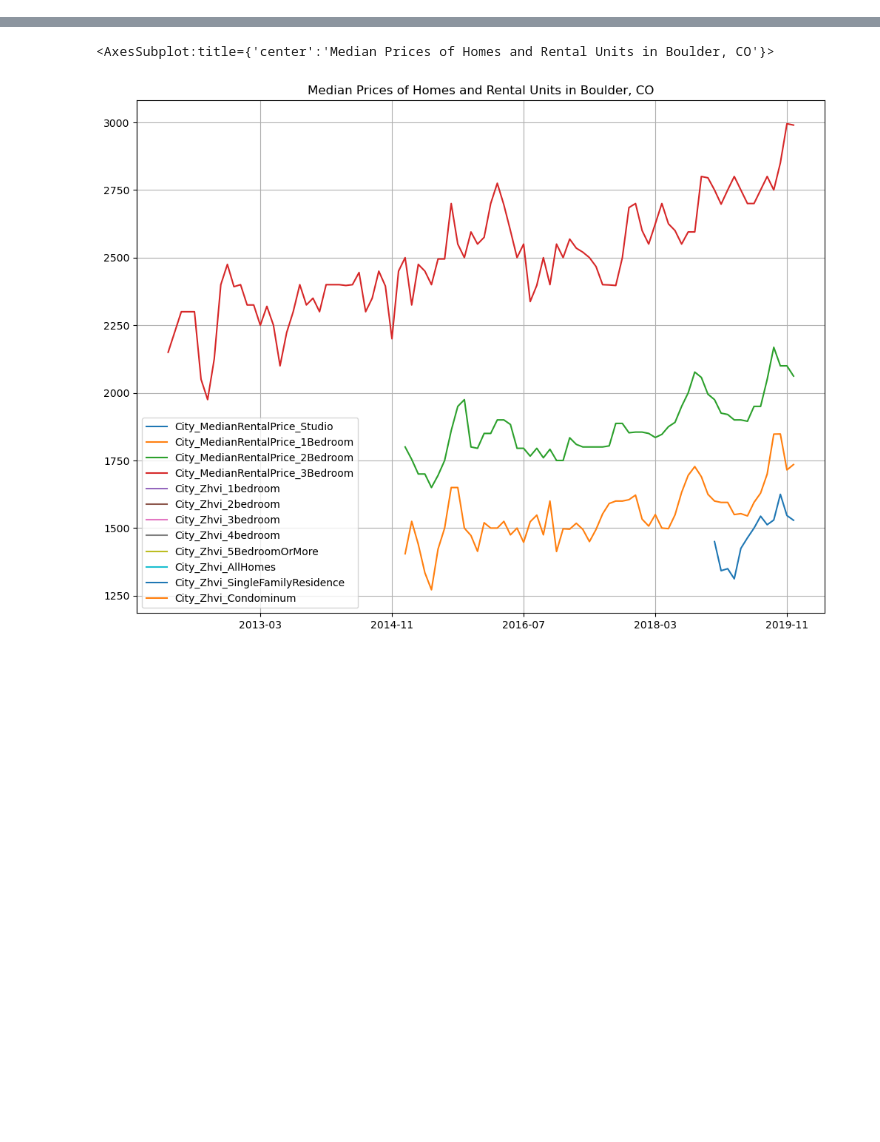
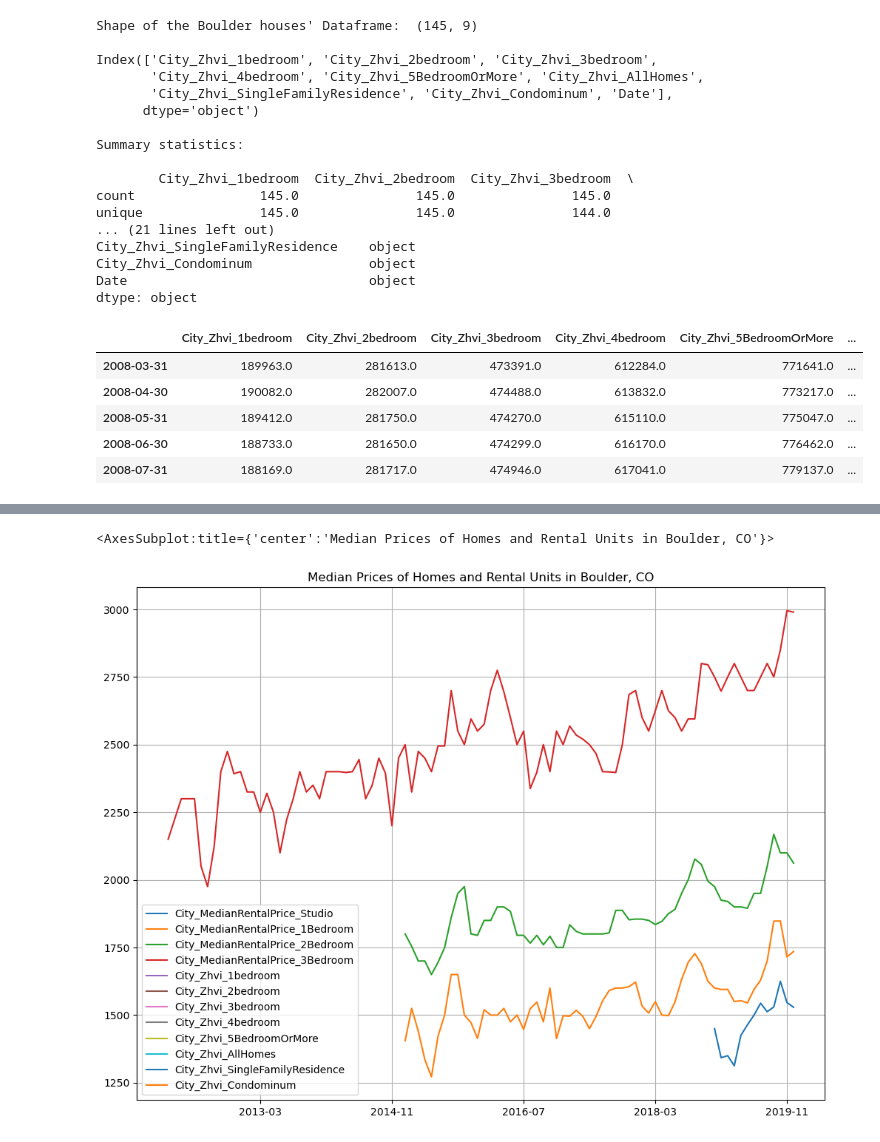
Before and after one commit to SUPERINTIALD/CSCI_4502_5502_Data_Mining_Final_Project, a Jupyter notebook: mineydiney.ipynb, the cells around one changed output, grey strips where cells are left out. Drawn from its saved outputs; the diff is of its cells as text; code cells hidden in the pictures; blank space fills up the shorter version.

Commit message:
EDA of rental and house listings

```diff
--- a/mineydiney.ipynb
+++ b/mineydiney.ipynb
@@ -283,0 +357,40 @@ boulder_df_house = load_zillow_data_house(state='CO',county='Boulder County', re
+# %%
+# Check the shape of the dataframe
+print("Shape of the Boulder houses' Dataframe: ", boulder_df_house.shape, '\n')
+
+# Names of the columns
+print(boulder_df_house.columns)
+
+# Get summary statistics
+print("\nSummary statistics: \n")
+print(boulder_df_house.describe())
+
+# Check data types
+print("\nData types: ",boulder_df_house.dtypes)
+
+
+boulder_df_house.head(5)
+# %% [output]
+Shape of the Boulder houses' Dataframe:  (145, 9)
+
+Index(['City_Zhvi_1bedroom', 'City_Zhvi_2bedroom', 'City_Zhvi_3bedroom',
+       'City_Zhvi_4bedroom', 'City_Zhvi_5BedroomOrMore', 'City_Zhvi_AllHomes',
+       'City_Zhvi_SingleFamilyResidence', 'City_Zhvi_Condominum', 'Date'],
+      dtype='object')
+
+Summary statistics:
+
+        City_Zhvi_1bedroom  City_Zhvi_2bedroom  City_Zhvi_3bedroom  \
+count                145.0               145.0               145.0
+unique               145.0               145.0               144.0
+... (21 lines left out)
+City_Zhvi_SingleFamilyResidence    object
+City_Zhvi_Condominum               object
+Date                               object
+dtype: object
+|  | City_Zhvi_1bedroom | City_Zhvi_2bedroom | City_Zhvi_3bedroom | City_Zhvi_4bedroom | City_Zhvi_5BedroomOrMore | ... |
+| 2008-03-31 | 189963.0 | 281613.0 | 473391.0 | 612284.0 | 771641.0 | ... |
+| 2008-04-30 | 190082.0 | 282007.0 | 474488.0 | 613832.0 | 773217.0 | ... |
+| 2008-05-31 | 189412.0 | 281750.0 | 474270.0 | 615110.0 | 775047.0 | ... |
+| 2008-06-30 | 188733.0 | 281650.0 | 474299.0 | 616170.0 | 776462.0 | ... |
+| 2008-07-31 | 188169.0 | 281717.0 | 474946.0 | 617041.0 | 779137.0 | ... |
```
Also changed, not shown: parts of 4 cells of this notebook.
